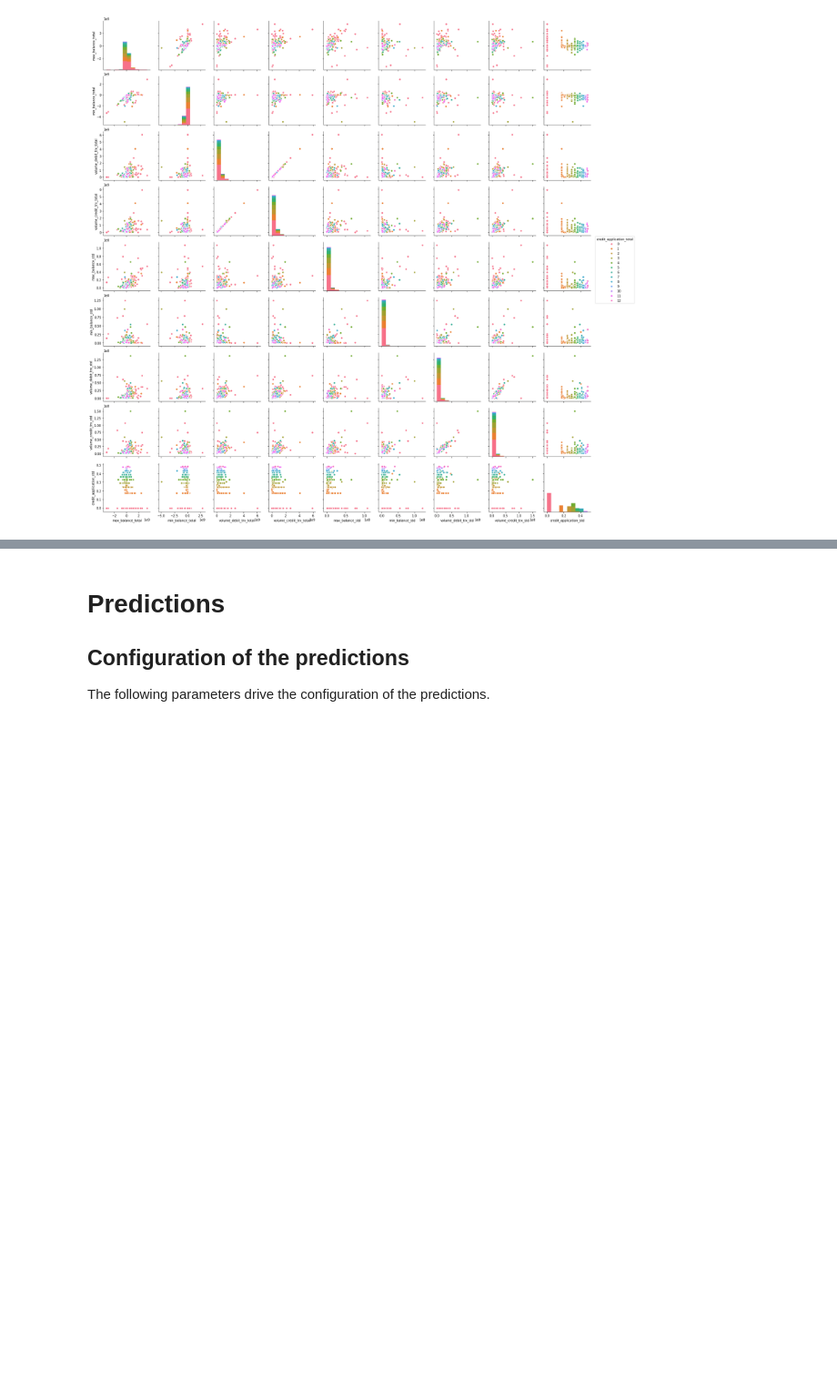
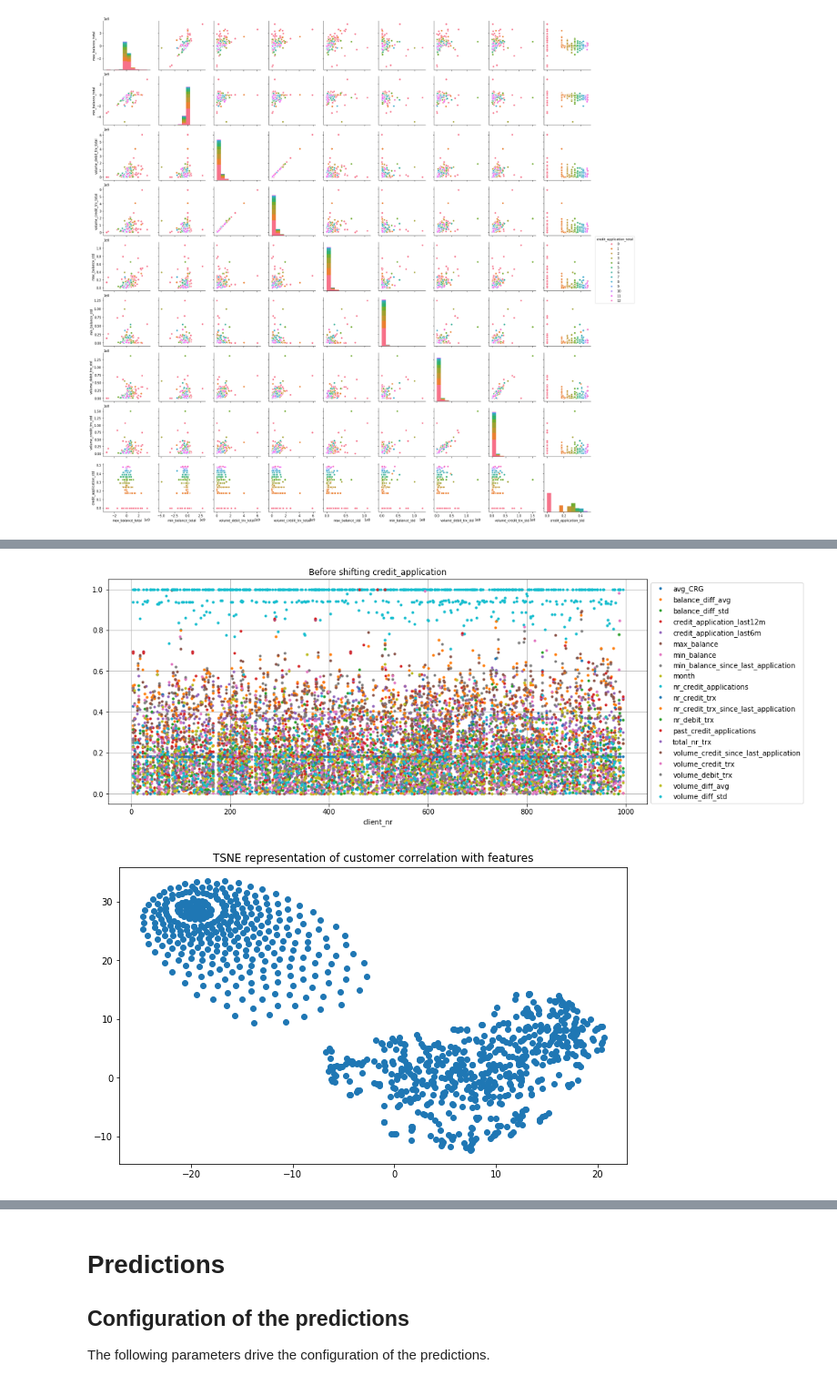
Before and after one commit to drublackberry/ABN, a Jupyter notebook: proposed_solution.ipynb, the cells around one changed output, grey strips where cells are left out. Shown at 91% size. Drawn from its saved outputs; the diff is of its cells as text; code cells hidden in the pictures; blank space fills up the shorter version.

Commit message:
Analysis updated with clustering over correlations

```diff
--- a/proposed_solution.ipynb
+++ b/proposed_solution.ipynb
@@ -205,11 +113,0 @@ Most importantly we want to understand how much of the prediction we can explain
-# %%
-# Correlations
-corr_df = abs(df.corr())
-plt.figure(figsize=(14,12))
-sns.heatmap(corr_df, annot=True)
-plt.show()
-
-c = 'credit_application'
-corr_df.loc[c, [x for x in corr_df.columns if x != c]].plot(kind='bar', figsize=(14,4))
-plt.title('Correlation of features for focus value {}'.format(c))
-plt.show()
@@ -218,0 +272,7 @@ plt.show()
+# %%
+corr_df_pre.clean()
+corr_df_pre.plot_correlation(min_agg_corr=0.5, title='Before shifting credit_application')
+corr_df_pre.plot_tsne()
+# %% [output]
+[figure, added]
+[figure, added]
```
Also changed, not shown: parts of 25 cells of this notebook.
